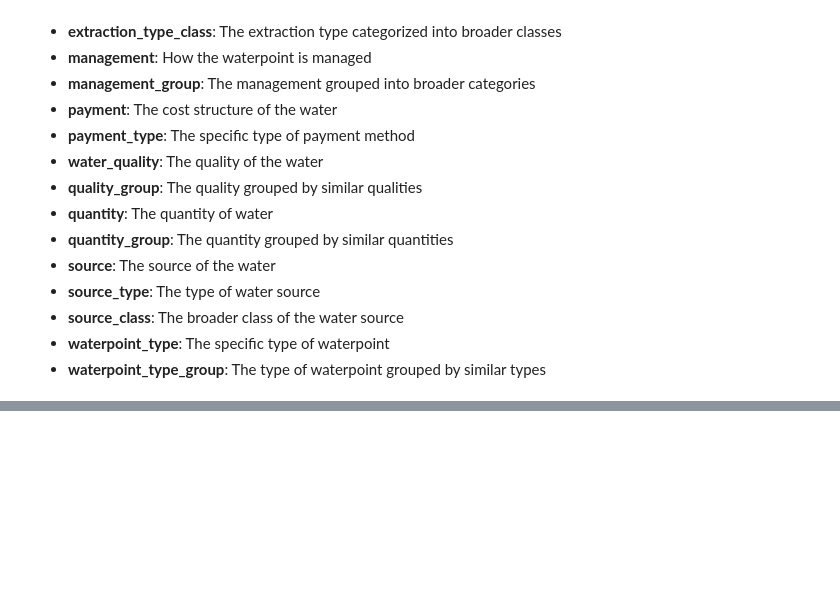
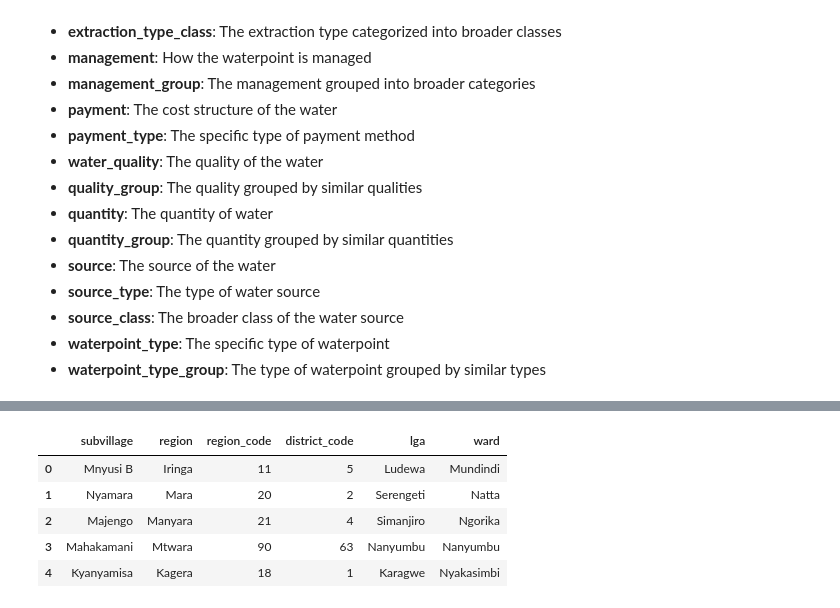
Before and after one commit to leonardkoyio/Phase-3-Project-_v1, a Jupyter notebook: index.ipynb, the cells around one changed output, grey strips where cells are left out. Drawn from its saved outputs; the diff is of its cells as text; code cells hidden in the pictures; blank space fills up the shorter version.

```diff
--- a/index.ipynb
+++ b/index.ipynb
@@ -101,0 +203,10 @@ The following set of information about the waterpoints is provided:
+# %%
+locations = ['subvillage','region','region_code','district_code','lga','ward']
+df[locations].head()
+# %% [output]
+|  | subvillage | region | region_code | district_code | lga | ward |
+| 0 | Mnyusi B | Iringa | 11 | 5 | Ludewa | Mundindi |
+| 1 | Nyamara | Mara | 20 | 2 | Serengeti | Natta |
+| 2 | Majengo | Manyara | 21 | 4 | Simanjiro | Ngorika |
+| 3 | Mahakamani | Mtwara | 90 | 63 | Nanyumbu | Nanyumbu |
+| 4 | Kyanyamisa | Kagera | 18 | 1 | Karagwe | Nyakasimbi |
```
Also changed, not shown: parts of 35 cells of this notebook.
